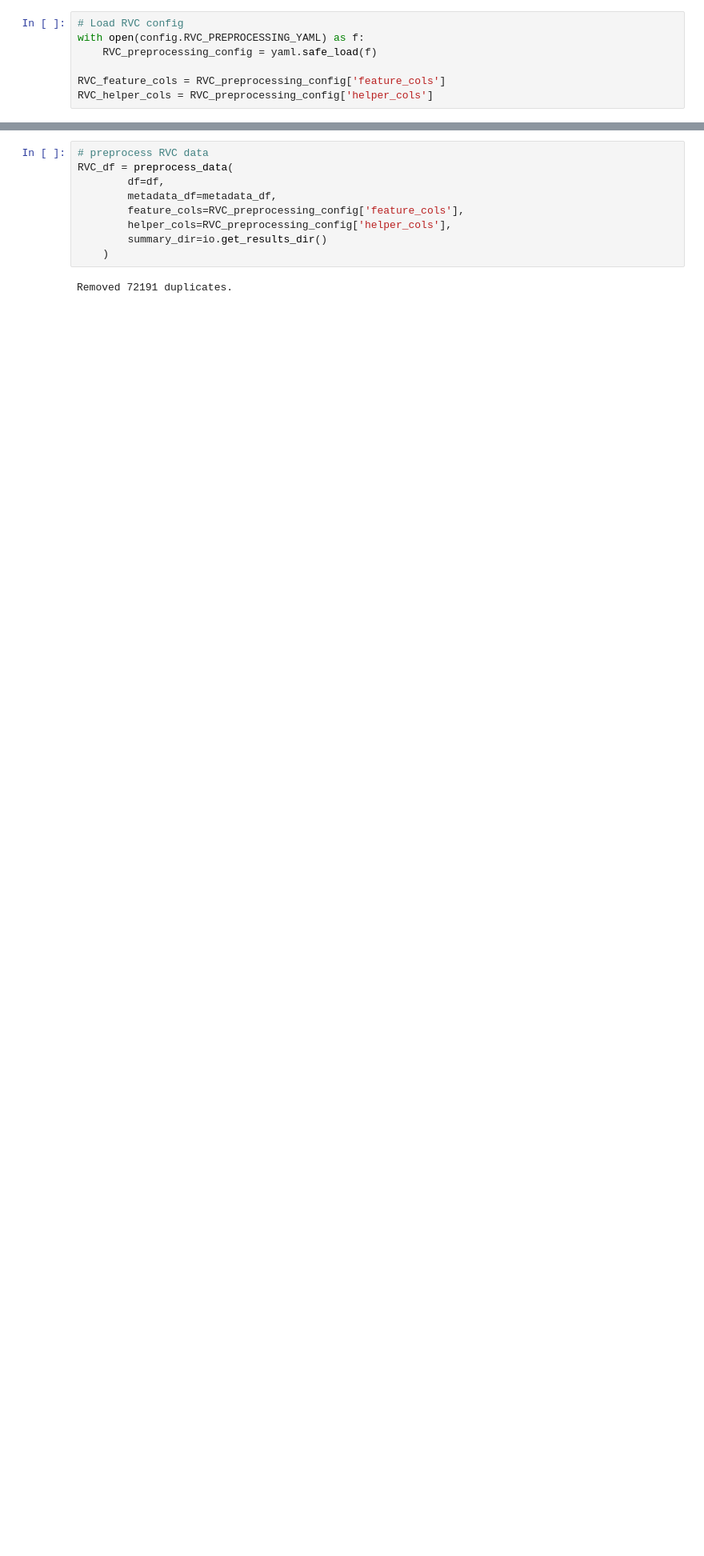
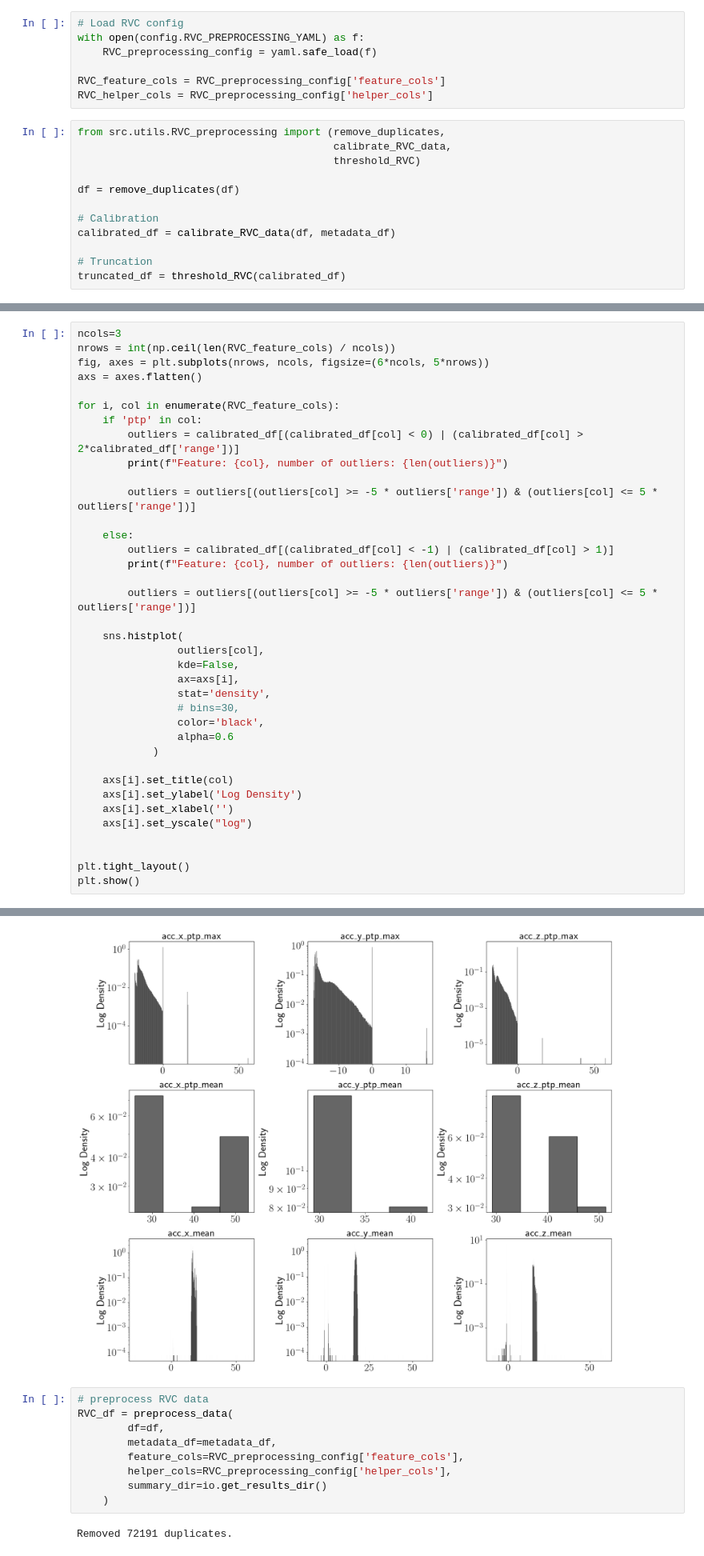
Before and after one commit to medhaaga/BotswanaML, a Jupyter notebook: notebooks/RVC_EDA.ipynb, the cells around one changed output, grey strips where cells are left out. Shown: that part at 80% size. Saved outputs shown, nothing was run; the diff lists cells and outputs as text; blank space fills up the shorter version.

```diff
--- a/notebooks/RVC_EDA.ipynb
+++ b/notebooks/RVC_EDA.ipynb
@@ -78,3 +77,15 @@ with open(config.RVC_PREPROCESSING_YAML) as f:
 
 RVC_feature_cols = RVC_preprocessing_config['feature_cols']
 RVC_helper_cols = RVC_preprocessing_config['helper_cols']
+# %%
+from src.utils.RVC_preprocessing import (remove_duplicates,
+                                         calibrate_RVC_data,
+                                         threshold_RVC)
+
+df = remove_duplicates(df)
+
+# Calibration
+calibrated_df = calibrate_RVC_data(df, metadata_df)
+
+# Truncation
+truncated_df = threshold_RVC(calibrated_df)
@@ -80,0 +113,38 @@ RVC_helper_cols = RVC_preprocessing_config['helper_cols']
+# %%
+ncols=3
+nrows = int(np.ceil(len(RVC_feature_cols) / ncols))
+fig, axes = plt.subplots(nrows, ncols, figsize=(6*ncols, 5*nrows))
+axs = axes.flatten()
+
+for i, col in enumerate(RVC_feature_cols):
+    if 'ptp' in col:
+        outliers = calibrated_df[(calibrated_df[col] < 0) | (calibrated_df[col] > 2*calibrated_df['range'])]
+        print(f"Feature: {col}, number of outliers: {len(outliers)}")
+
+        outliers = outliers[(outliers[col] >= -5 * outliers['range']) & (outliers[col] <= 5 * outliers['range'])]
+
+    else:
+        outliers = calibrated_df[(calibrated_df[col] < -1) | (calibrated_df[col] > 1)]
+        print(f"Feature: {col}, number of outliers: {len(outliers)}")
+
+        outliers = outliers[(outliers[col] >= -5 * outliers['range']) & (outliers[col] <= 5 * outliers['range'])]
+
+    sns.histplot(
+                outliers[col],
+                kde=False,
+                ax=axs[i],
+                stat='density',
+                # bins=30,
+                color='black',
+                alpha=0.6
+            )
+
+    axs[i].set_title(col)
+    axs[i].set_ylabel('Log Density')
+    axs[i].set_xlabel('')
+    axs[i].set_yscale("log")
+
+
+plt.tight_layout()
+plt.show()
+# %% [output]
@@ -81,3 +160,4 @@ RVC_helper_cols = RVC_preprocessing_config['helper_cols']
+[figure, added]
 # %%
 # preprocess RVC data
 RVC_df = preprocess_data(
```
Also changed, not shown: parts of 17 cells of this notebook, 10 other files.
